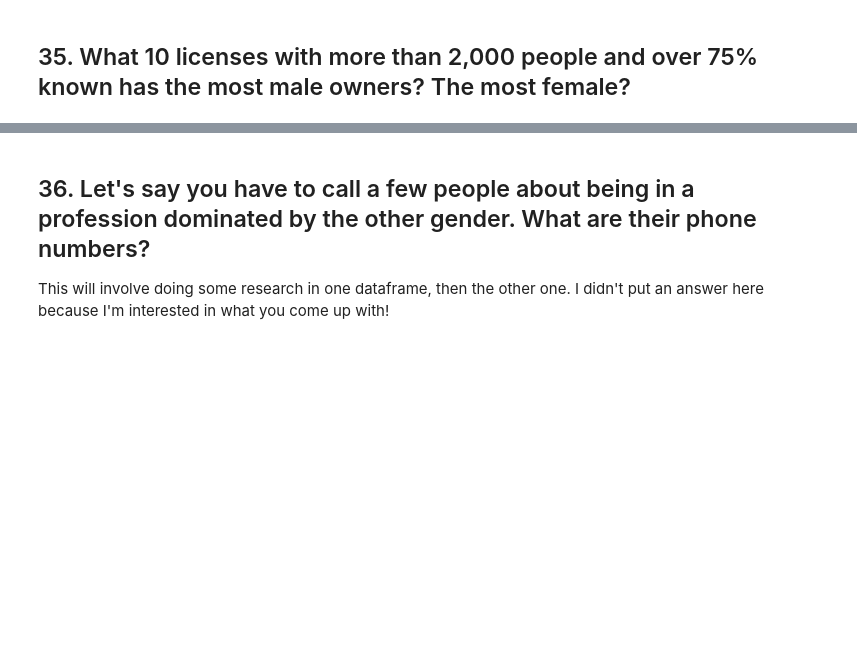
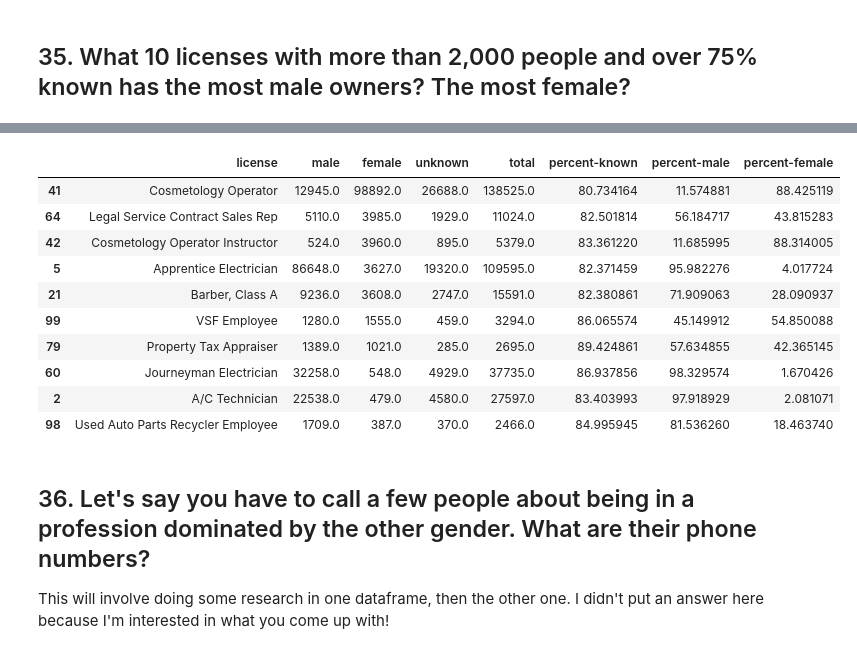
Before and after one commit to mingligraphics/foundations_homework, a Jupyter notebook: 07-homework/licensing/Licenses.ipynb, the cells around one changed output, grey strips where cells are left out. Saved outputs shown, nothing was run; the diff lists cells and outputs as text; code cells hidden in the pictures; blank space fills up the shorter version.

```diff
--- a/07-homework/licensing/Licenses.ipynb
+++ b/07-homework/licensing/Licenses.ipynb
@@ -842,0 +911,14 @@ And replace any `NaN`s with `0`.
+# %%
+gender_df[(gender_df.total > 2000) & (gender_df['percent-known'] > 75)].sort_values(by='female',ascending=False).head(10)
+# %% [output]
+|  | license | male | female | unknown | total | percent-known | percent-male | percent-female |
+| 41 | Cosmetology Operator | 12945.0 | 98892.0 | 26688.0 | 138525.0 | 80.734164 | 11.574881 | 88.425119 |
+| 64 | Legal Service Contract Sales Rep | 5110.0 | 3985.0 | 1929.0 | 11024.0 | 82.501814 | 56.184717 | 43.815283 |
+| 42 | Cosmetology Operator Instructor | 524.0 | 3960.0 | 895.0 | 5379.0 | 83.361220 | 11.685995 | 88.314005 |
+| 5 | Apprentice Electrician | 86648.0 | 3627.0 | 19320.0 | 109595.0 | 82.371459 | 95.982276 | 4.017724 |
+| 21 | Barber, Class A | 9236.0 | 3608.0 | 2747.0 | 15591.0 | 82.380861 | 71.909063 | 28.090937 |
+| 99 | VSF Employee | 1280.0 | 1555.0 | 459.0 | 3294.0 | 86.065574 | 45.149912 | 54.850088 |
+| 79 | Property Tax Appraiser | 1389.0 | 1021.0 | 285.0 | 2695.0 | 89.424861 | 57.634855 | 42.365145 |
+| 60 | Journeyman Electrician | 32258.0 | 548.0 | 4929.0 | 37735.0 | 86.937856 | 98.329574 | 1.670426 |
+| 2 | A/C Technician | 22538.0 | 479.0 | 4580.0 | 27597.0 | 83.403993 | 97.918929 | 2.081071 |
+| 98 | Used Auto Parts Recycler Employee | 1709.0 | 387.0 | 370.0 | 2466.0 | 84.995945 | 81.536260 | 18.463740 |
```
Also changed, not shown: parts of 40 cells of this notebook, 1 other file.
